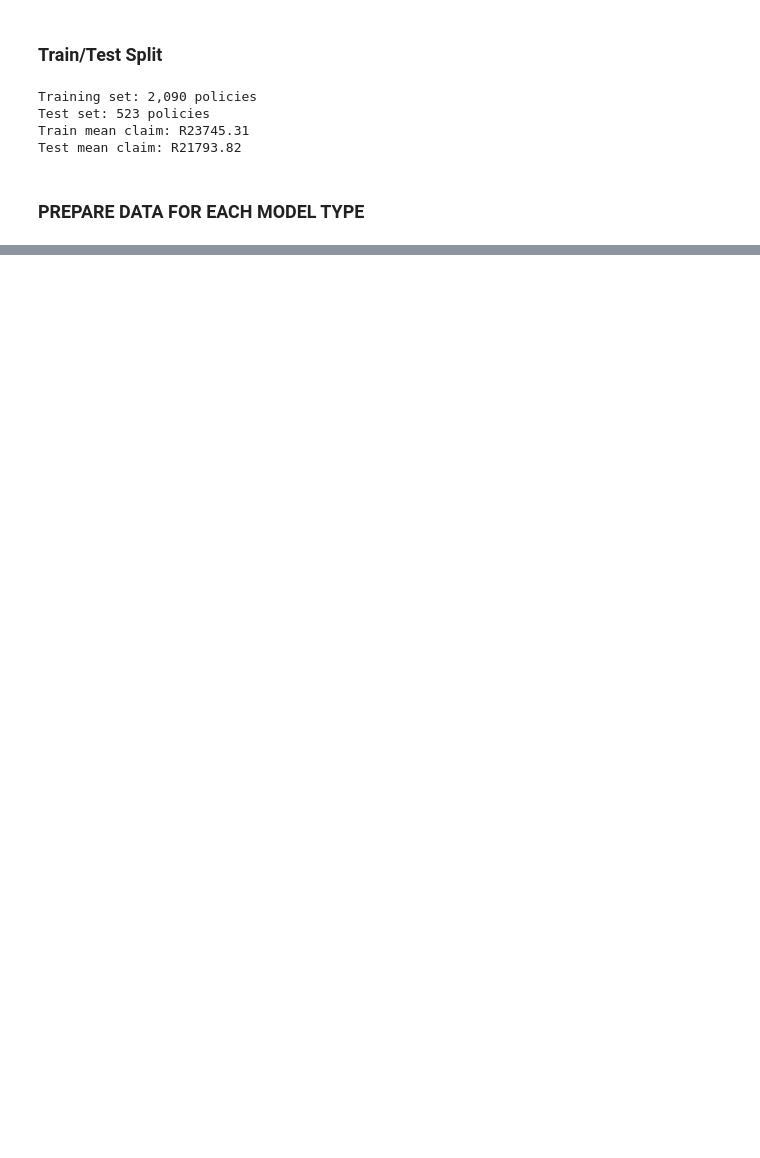
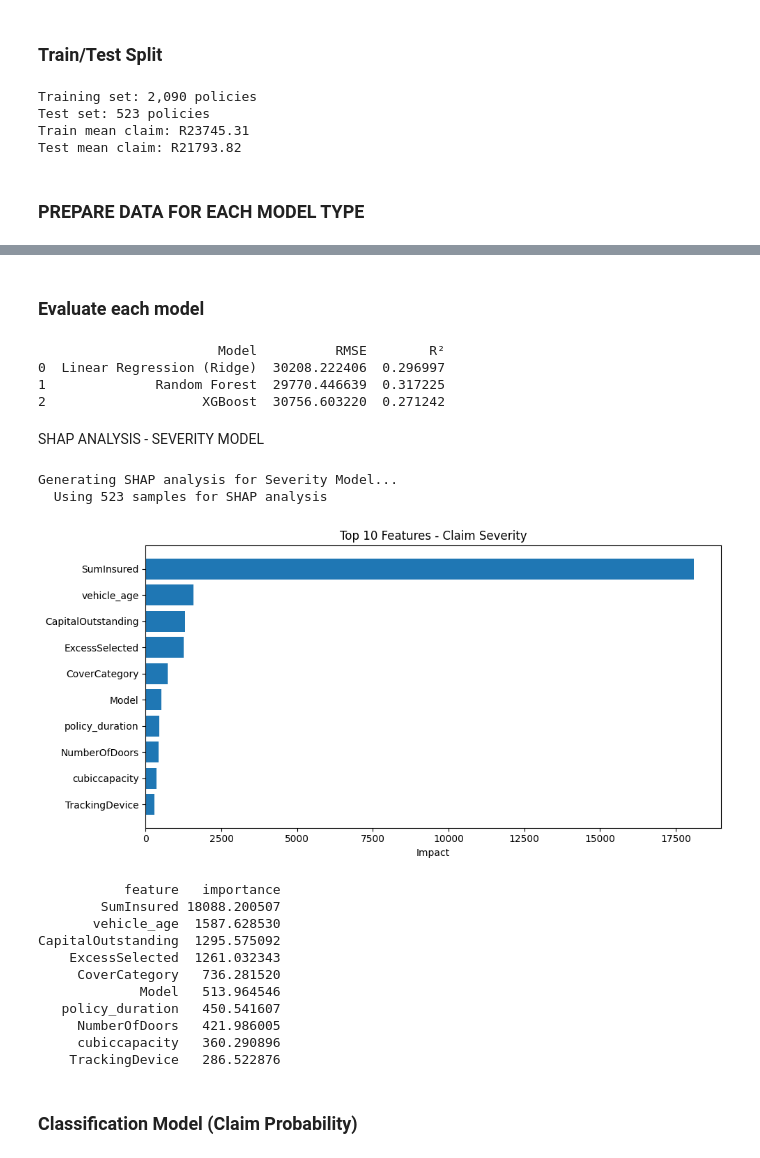
Before and after one commit to meronsisay/insurance-risk-analytics, a Jupyter notebook: notebooks/03_modeling.ipynb, the cells around one changed output, grey strips where cells are left out. Drawn from its saved outputs; the diff is of its cells as text; code cells hidden in the pictures; blank space fills up the shorter version.

Commit message:
feat: added model training and interpretaion

```diff
--- a/notebooks/03_modeling.ipynb
+++ b/notebooks/03_modeling.ipynb
@@ -142,0 +144,9 @@ One-hot encoding features: 320
+# %%
+# Train Random Forest and XGBoost with hyperparameter tuning
+models = ModelingData.train_model(X_train_label, y_train)
+
+# Train Linear Regression (Ridge with auto-tuned alpha)
+lr_model = ModelingData.train_linear_regression(X_train_lr, y_train)
+models['Linear Regression (Ridge)'] = lr_model
+
+print("\nAll models trained successfully!")
@@ -142,0 +161,64 @@ One-hot encoding features: 320
+# %% [markdown]
+### Evaluate each model
+# %%
+results = []
+
+# Linear Regression (one-hot data)
+lr_result = ModelingData.evaluate_model(lr_model, X_test_lr, y_test, 'Linear Regression (Ridge)')
+results.append(lr_result)
+
+# Random Forest (label data)
+rf_result = ModelingData.evaluate_model(models['Random Forest'], X_test_label, y_test, 'Random Forest')
+results.append(rf_result)
+
+# XGBoost (label data)
+xgb_result = ModelingData.evaluate_model(models['XGBoost'], X_test_label, y_test, 'XGBoost')
+results.append(xgb_result)
+
+# Create DataFrame
+results_df = pd.DataFrame(results)
+print(results_df)
+# %% [output]
+                       Model          RMSE        R²
+0  Linear Regression (Ridge)  30208.222406  0.296997
+1              Random Forest  29770.446639  0.317225
+2                    XGBoost  30756.603220  0.271242
+# %% [markdown]
+SHAP ANALYSIS - SEVERITY MODEL
+# %%
+# Get SHAP feature importance
+top_features = ModelingData.shap_analysis(
+    models['Random Forest'],
+    X_test_label,
+    X_train_label.columns.tolist(),
+    'Severity Model'
+)
+
+# Simple bar chart
+plt.figure(figsize=(10, 5))
+plt.barh(top_features['feature'], top_features['importance'])
+plt.xlabel('Impact')
+plt.title('Top 10 Features - Claim Severity')
+plt.gca().invert_yaxis()
+plt.tight_layout()
+plt.show()
+
+# Print results
+print(top_features.to_string(index=False))
+# %% [output]
+Generating SHAP analysis for Severity Model...
+  Using 523 samples for SHAP analysis
+[figure, added]
+           feature   importance
+        SumInsured 18088.200507
+       vehicle_age  1587.628530
+CapitalOutstanding  1295.575092
+    ExcessSelected  1261.032343
+     CoverCategory   736.281520
+             Model   513.964546
+   policy_duration   450.541607
+     NumberOfDoors   421.986005
+     cubiccapacity   360.290896
+    TrackingDevice   286.522876
+# %% [markdown]
+### Classification Model (Claim Probability)
```
Also changed, not shown: parts of 17 cells of this notebook, 1 other file.
